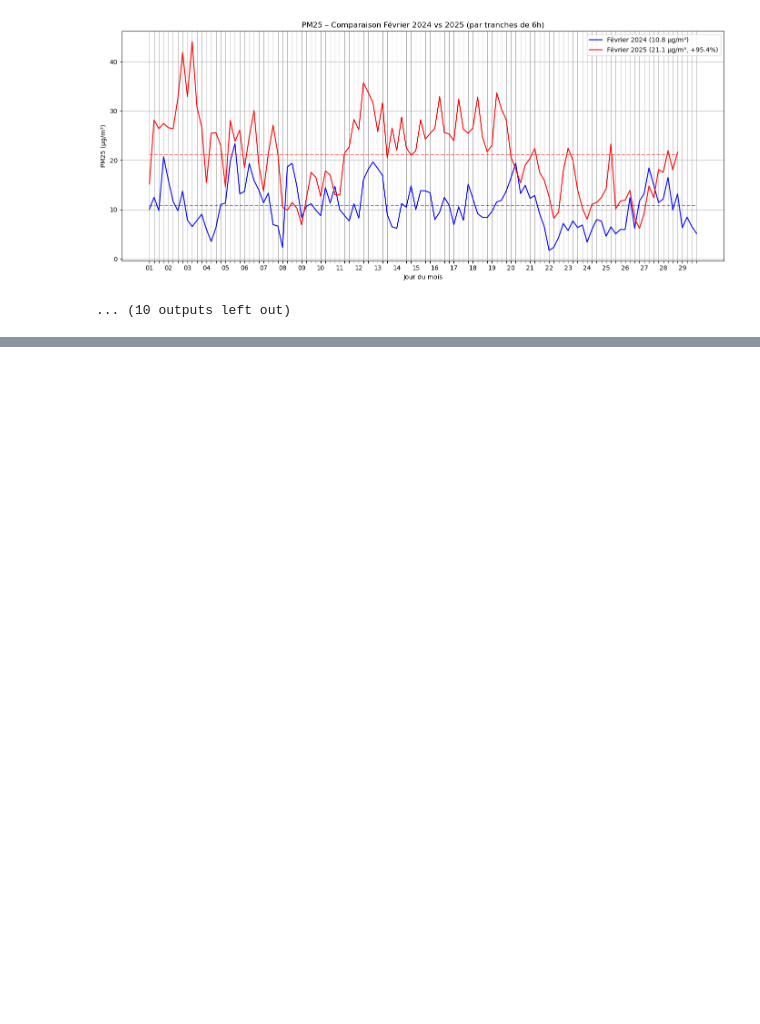
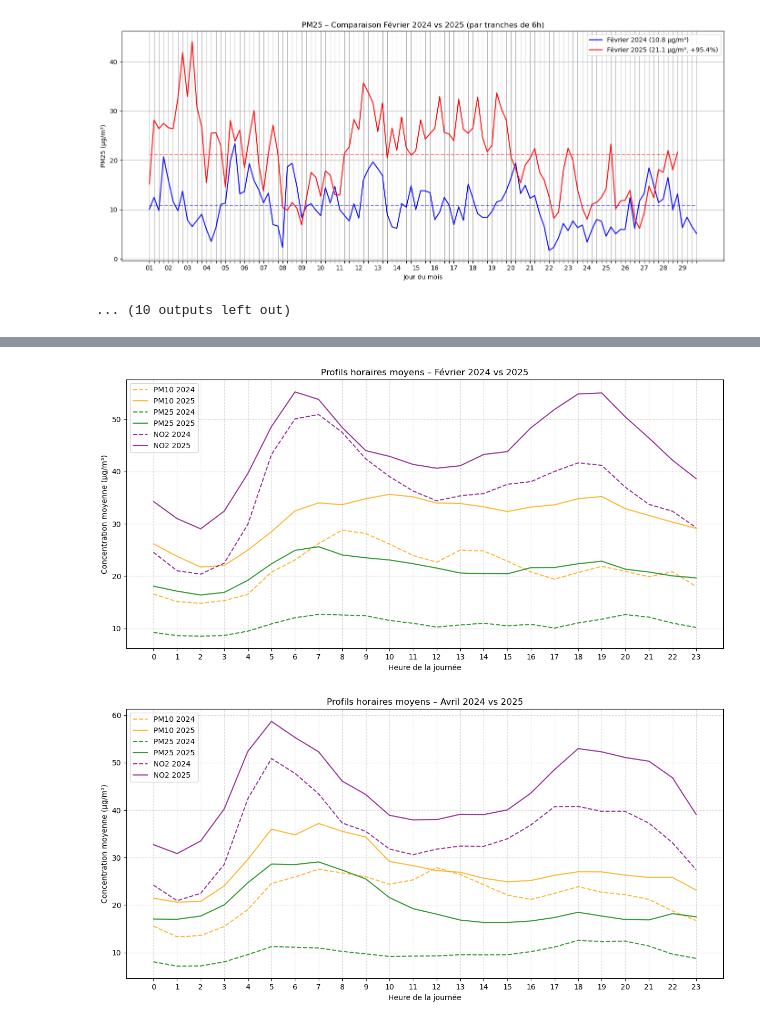
Before and after one commit to qgaillar/Design-Project, a Jupyter notebook: Comparaison_données_actuelles/comparaison_airparif.ipynb, the cells around one changed output, grey strips where cells are left out. Drawn from its saved outputs; the diff is of its cells as text; code cells hidden in the pictures; blank space fills up the shorter version.

```diff
--- a/Comparaison_données_actuelles/comparaison_airparif.ipynb
+++ b/Comparaison_données_actuelles/comparaison_airparif.ipynb
@@ -144,0 +180,51 @@ Différence : +10.31 µg/m³ (+95.4%)
+# %%
+couleurs_polluants = {
+    "PM10": "orange",
+    "PM25": "green",
+    "NO2": "purple"
+}
+
+mois_noms = {2: "Février", 4: "Avril"}
+polluants = ["PM10", "PM25", "NO2"]
+
+for mois in [2, 4]:
+    nom_mois = mois_noms[mois]
+    plt.figure(figsize=(12, 6))
+
+    for polluant in polluants:
+        chemin = os.path.join("data", polluant)
+        fichiers = sorted([f for f in os.listdir(chemin) if f.endswith(".csv")])
+
+        # Charger les données
+        df_all = pd.concat([
+            pd.read_csv(os.path.join(chemin, f)).assign(année=f[:4])
+            for f in fichiers
+        ], ignore_index=True)
+        df_all["time"] = pd.to_datetime(df_all["time"])
+        colonnes = df_all.columns.difference(["time", "année"])
+        df_all["polluant_moyenne"] = df_all[colonnes].mean(axis=1)
+
+        for annee, style in zip([2024, 2025], ["--", "-"]):
+            df_mois = df_all[(df_all["time"].dt.month == mois) & (df_all["time"].dt.year == annee)].copy()
+            df_mois["hour"] = df_mois["time"].dt.hour
+            moyennes_par_heure = df_mois.groupby("hour")["polluant_moyenne"].mean()
+            plt.plot(
+                moyennes_par_heure.index,
+                moyennes_par_heure.values,
+                label=f"{polluant} {annee}",
+                color=couleurs_polluants[polluant],
+                linestyle=style,
+                alpha=0.8
+            )
+
+    plt.title(f"Profils horaires moyens – {nom_mois} 2024 vs 2025")
+    plt.xlabel("Heure de la journée")
+    plt.ylabel("Concentration moyenne (µg/m³)")
+    plt.xticks(range(0, 24))
+    plt.grid(True, linestyle="--", alpha=0.5)
+    plt.legend()
+    plt.tight_layout()
+    plt.show()
+# %% [output]
+[figure, added]
+[figure, added]
```
Also changed, not shown: parts of 2 cells of this notebook.
